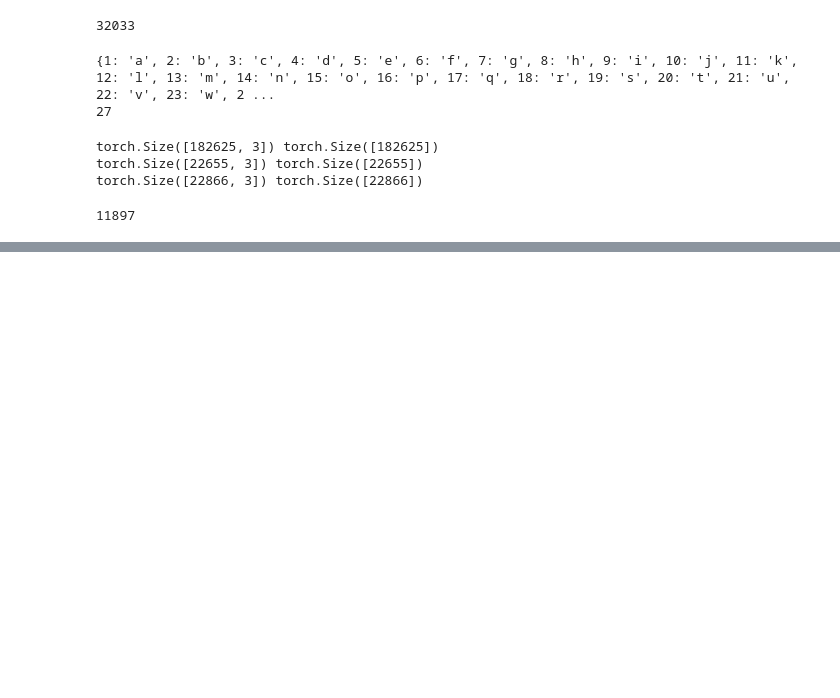
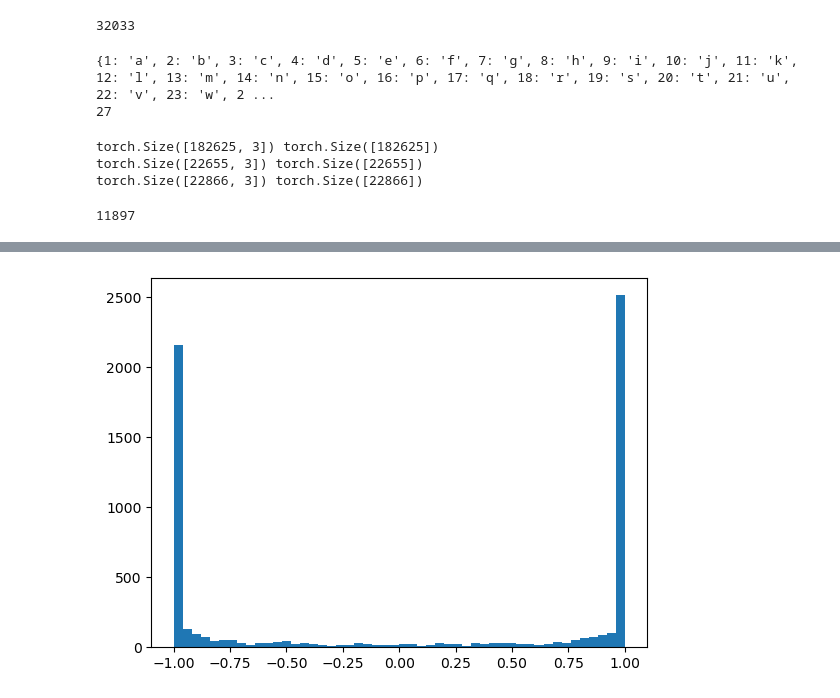
Before and after one commit to ssocolow/nn-zero-to-hero, a Jupyter notebook: lectures/makemore/makemore_part3_bn.ipynb, the cells around one changed output, grey strips where cells are left out. Drawn from its saved outputs; the diff is of its cells as text; code cells hidden in the pictures; blank space fills up the shorter version.

```diff
--- a/lectures/makemore/makemore_part3_bn.ipynb
+++ b/lectures/makemore/makemore_part3_bn.ipynb
@@ -137,0 +138,4 @@ for i in range(max_steps):
+# %%
+plt.hist(h.view(-1).tolist(), 50);
+# %% [output]
+[figure, added]
```
Also changed, not shown: parts of 14 cells of this notebook.
